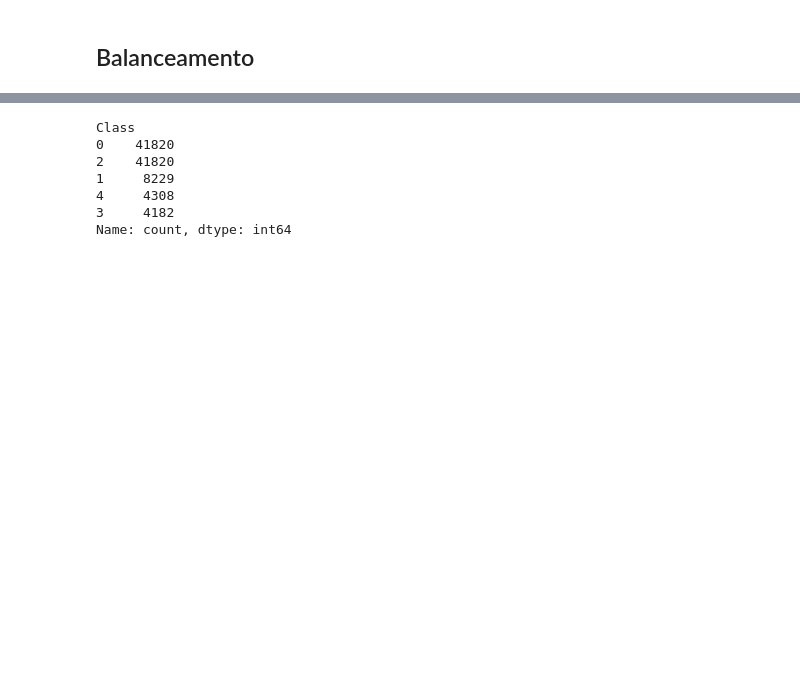
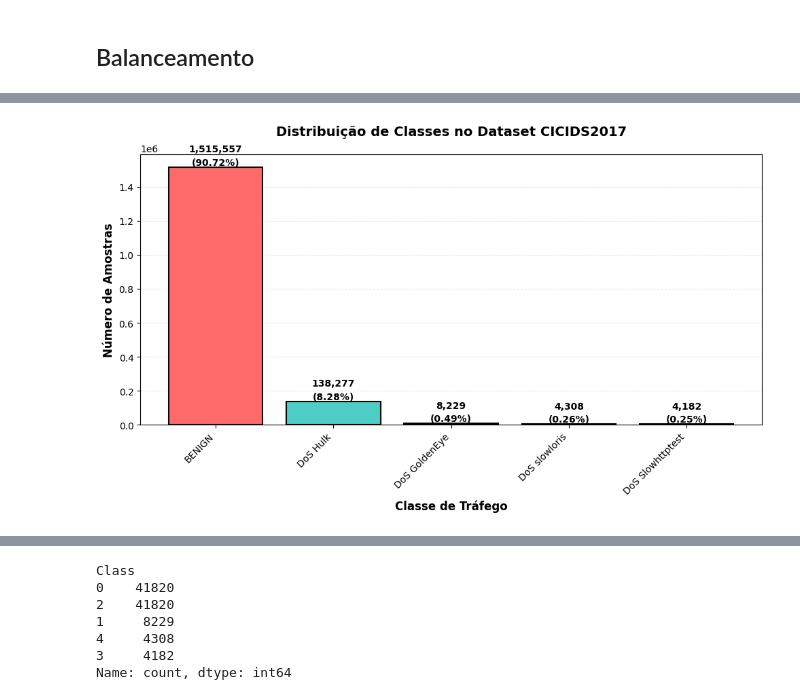
Before and after one commit to AlfredoLSN/Suricata_ML, a Jupyter notebook: main copy.ipynb, the cells around one changed output, grey strips where cells are left out. Saved outputs shown, nothing was run; the diff lists cells and outputs as text; code cells hidden in the pictures; blank space fills up the shorter version.

```diff
--- a/main copy.ipynb
+++ b/main copy.ipynb
@@ -149,3 +320,72 @@ plot_class_distribution(df_train)
+# %%
+# Criar pasta para salvar imagem
+os.makedirs("imagens", exist_ok=True)
+
+# Criar gráfico de balanceamento de classes
+fig, ax = plt.subplots(figsize=(10, 6))
+
+# Dados de contagem por label codificado
+label_data = df_train['Class'].value_counts().sort_values(ascending=False)
+
+# Converter códigos numéricos para nomes das classes
+nomes_classes = label_encoder.inverse_transform(label_data.index.astype(int))
+
+# Cores personalizadas
+colors = ['#FF6B6B', '#4ECDC4', '#45B7D1', '#FFA07A', '#98D8C8']
+
+# Caso tenha mais classes do que cores
+colors = colors * ((len(label_data) // len(colors)) + 1)
+
+# Gráfico de barras
+bars = ax.bar(
+    range(len(label_data)),
+    label_data.values,
+    color=colors[:len(label_data)],
+    edgecolor='black',
+    linewidth=1.5
+)
+
+# Personalizações
+ax.set_xlabel('Classe de Tráfego', fontsize=12, fontweight='bold')
+ax.set_ylabel('Número de Amostras', fontsize=12, fontweight='bold')
+ax.set_title(
+    'Distribuição de Classes no Dataset CICIDS2017',
+    fontsize=14,
+    fontweight='bold',
+    pad=20
+)
+
+ax.set_xticks(range(len(label_data)))
+ax.set_xticklabels(nomes_classes, rotation=45, ha='right')
+
+for bar, value in zip(bars, label_data.values):
+    height = bar.get_height()
+    percentage = (value / label_data.sum()) * 100
+
+    value_fmt = f'{value:,.2f}'.rstrip('0').rstrip('.')
+    percentage_fmt = f'{percentage:.2f}'.rstrip('0').rstrip('.')
+
+    ax.text(
+        bar.get_x() + bar.get_width() / 2.,
+        height,
+        f'{value_fmt}\n({percentage_fmt}%)',
+        ha='center',
+        va='bottom',
+        fontsize=10,
+        fontweight='bold',
+        linespacing=1.5
+    )
+
+# Grid
+ax.yaxis.grid(True, linestyle='--', alpha=0.3)
+ax.set_axisbelow(True)
+
+# Ajustar layout
+plt.tight_layout()
+plt.savefig('imagens/class_distribution.png', dpi=300)
+plt.show()
+# %% [output]
+[figure, added]
 # %%
 df_train['Class'].value_counts()
 # %% [output]
```
Also changed, not shown: parts of 19 cells of this notebook, 8 other files.
